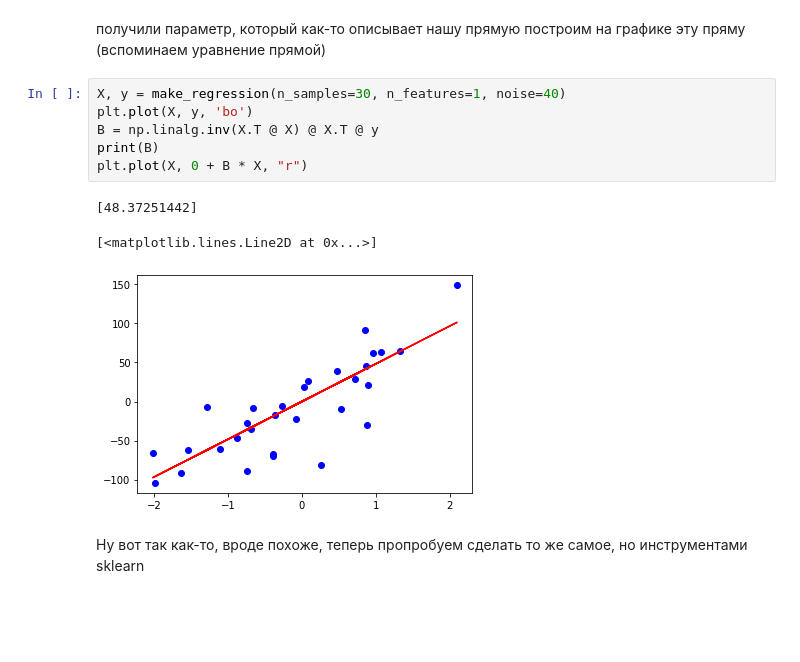
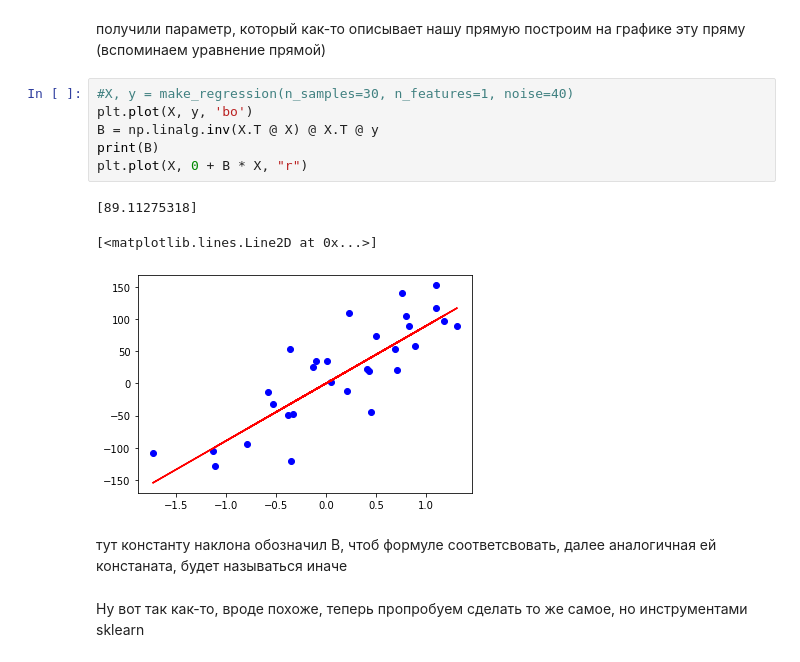
Before and after one commit to SedyaPrograms/Tutorial, a Jupyter notebook: AI and machine learning/1.Машинное_обучение_Линейная_регрессия.ipynb, the cells around one changed output. Drawn from its saved outputs; the diff is of its cells as text; blank space fills up the shorter version.

```diff
--- a/AI and machine learning/1.Машинное_обучение_Линейная_регрессия.ipynb
+++ b/AI and machine learning/1.Машинное_обучение_Линейная_регрессия.ipynb
@@ -37,15 +37,17 @@ array([54.84467591])
 получили параметр, который как-то описывает нашу прямую
 построим на графике эту пряму (вспоминаем уравнение прямой)
 # %%
-X, y = make_regression(n_samples=30, n_features=1, noise=40)
+#X, y = make_regression(n_samples=30, n_features=1, noise=40)
 plt.plot(X, y, 'bo')
 B = np.linalg.inv(X.T @ X) @ X.T @ y
 print(B)
 plt.plot(X, 0 + B * X, "r")
 # %% [output]
-[48.37251442]
+[89.11275318]
 [<matplotlib.lines.Line2D at 0x...>]
-[figure, old version]
+[figure, new version]
+# %% [markdown]
+тут константу наклона обозначил B, чтоб формуле соответсвовать, далее аналогичная ей констаната, будет называться иначе
 # %% [markdown]
 Ну вот так как-то, вроде похоже, теперь пропробуем сделать то же самое, но инструментами sklearn
 # %%
```
Also changed, not shown: parts of 75 cells of this notebook.
